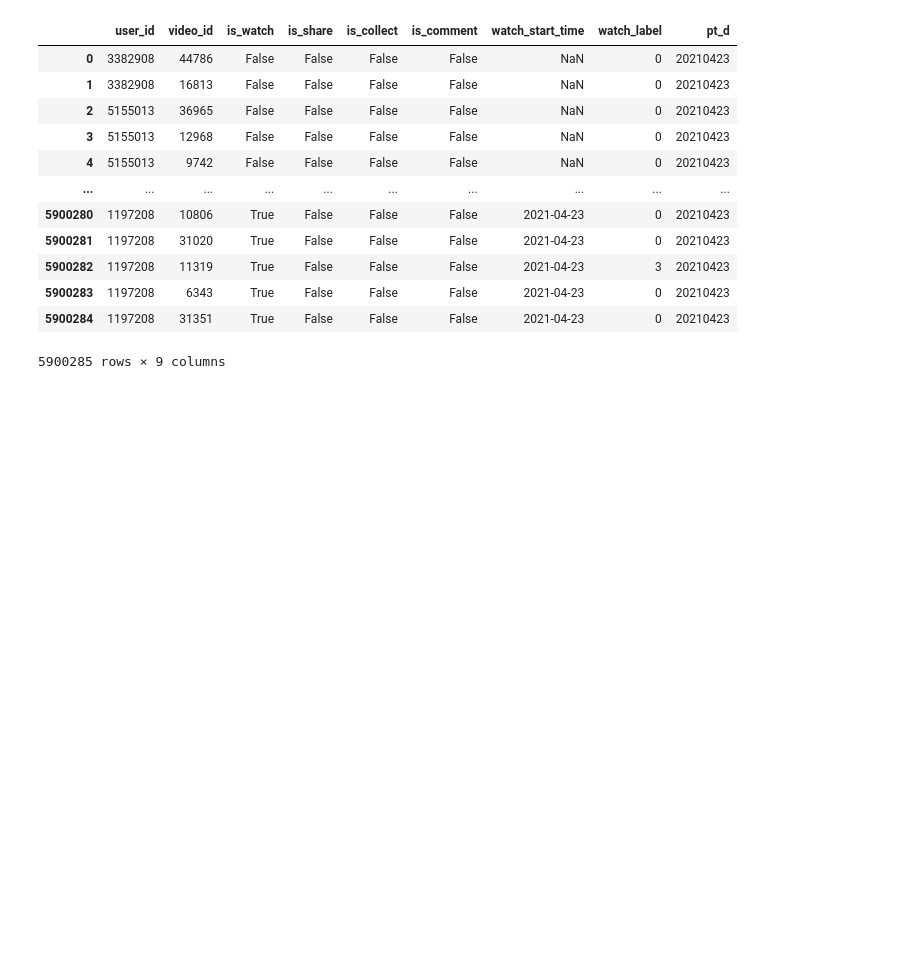
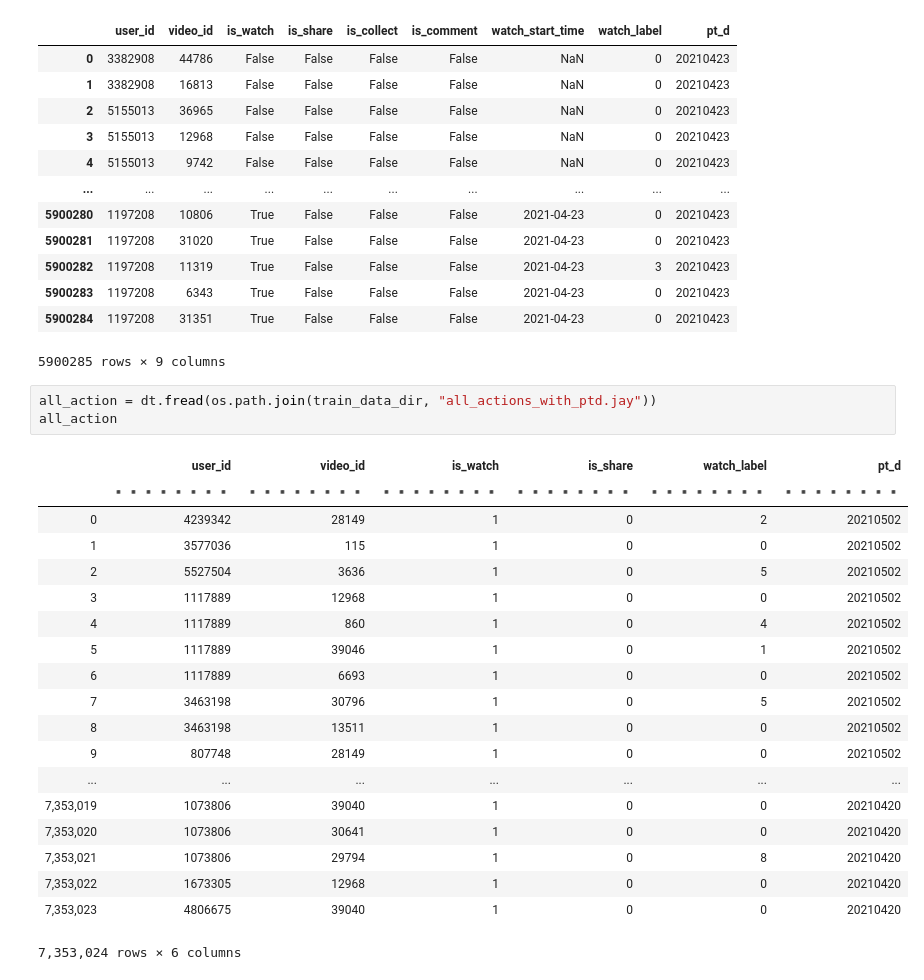
Before and after one commit to GZYZG/2021-digix-recommendation, a Jupyter notebook: embedding.ipynb, the cells around one changed output. Drawn from its saved outputs; the diff is of its cells as text; blank space fills up the shorter version.

```diff
--- a/embedding.ipynb
+++ b/embedding.ipynb
@@ -316,3 +323,26 @@ tdf
 | 5900283 | 1197208 | 6343 | True | False | False | False | 2021-04-23 | 0 | 20210423 |
 | 5900284 | 1197208 | 31351 | True | False | False | False | 2021-04-23 | 0 | 20210423 |
 5900285 rows × 9 columns
+# %%
+all_action = dt.fread(os.path.join(train_data_dir, "all_actions_with_ptd.jay"))
+all_action
+# %% [output]
+|  | user_id | video_id | is_watch | is_share | watch_label | pt_d |
+|  | ▪▪▪▪▪▪▪▪ | ▪▪▪▪▪▪▪▪ | ▪▪▪▪▪▪▪▪ | ▪▪▪▪▪▪▪▪ | ▪▪▪▪▪▪▪▪ | ▪▪▪▪▪▪▪▪ |
+| 0 | 4239342 | 28149 | 1 | 0 | 2 | 20210502 |
+| 1 | 3577036 | 115 | 1 | 0 | 0 | 20210502 |
+| 2 | 5527504 | 3636 | 1 | 0 | 5 | 20210502 |
+| 3 | 1117889 | 12968 | 1 | 0 | 0 | 20210502 |
+| 4 | 1117889 | 860 | 1 | 0 | 4 | 20210502 |
+| 5 | 1117889 | 39046 | 1 | 0 | 1 | 20210502 |
+| 6 | 1117889 | 6693 | 1 | 0 | 0 | 20210502 |
+| 7 | 3463198 | 30796 | 1 | 0 | 5 | 20210502 |
+| 8 | 3463198 | 13511 | 1 | 0 | 0 | 20210502 |
+| 9 | 807748 | 28149 | 1 | 0 | 0 | 20210502 |
+| ... | ... | ... | ... | ... | ... | ... |
+| 7,353,019 | 1073806 | 39040 | 1 | 0 | 0 | 20210420 |
+| 7,353,020 | 1073806 | 30641 | 1 | 0 | 0 | 20210420 |
+| 7,353,021 | 1073806 | 29794 | 1 | 0 | 8 | 20210420 |
+| 7,353,022 | 1673305 | 12968 | 1 | 0 | 0 | 20210420 |
+| 7,353,023 | 4806675 | 39040 | 1 | 0 | 0 | 20210420 |
+7,353,024 rows × 6 columns
```
Also changed, not shown: parts of 9 cells of this notebook, 15 other files.
